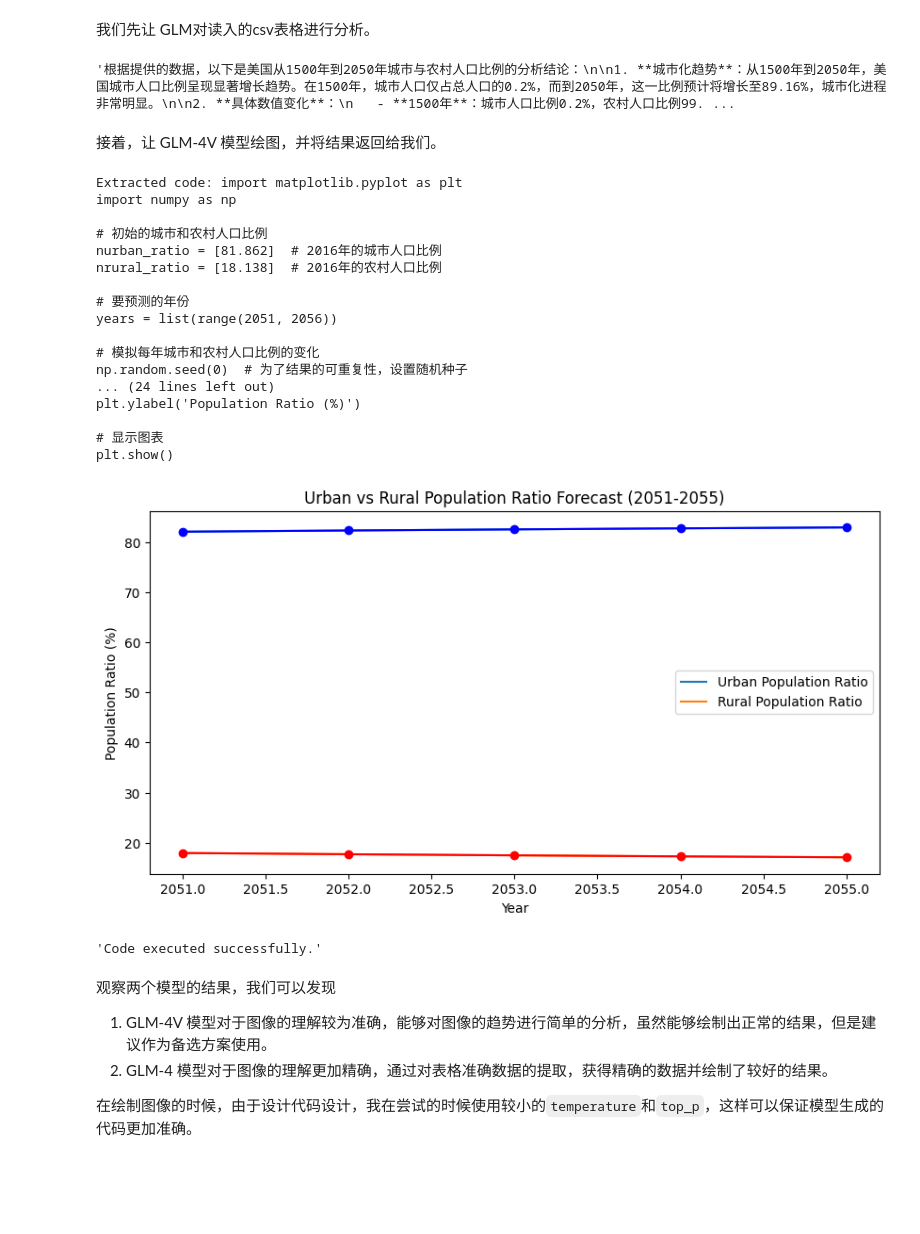
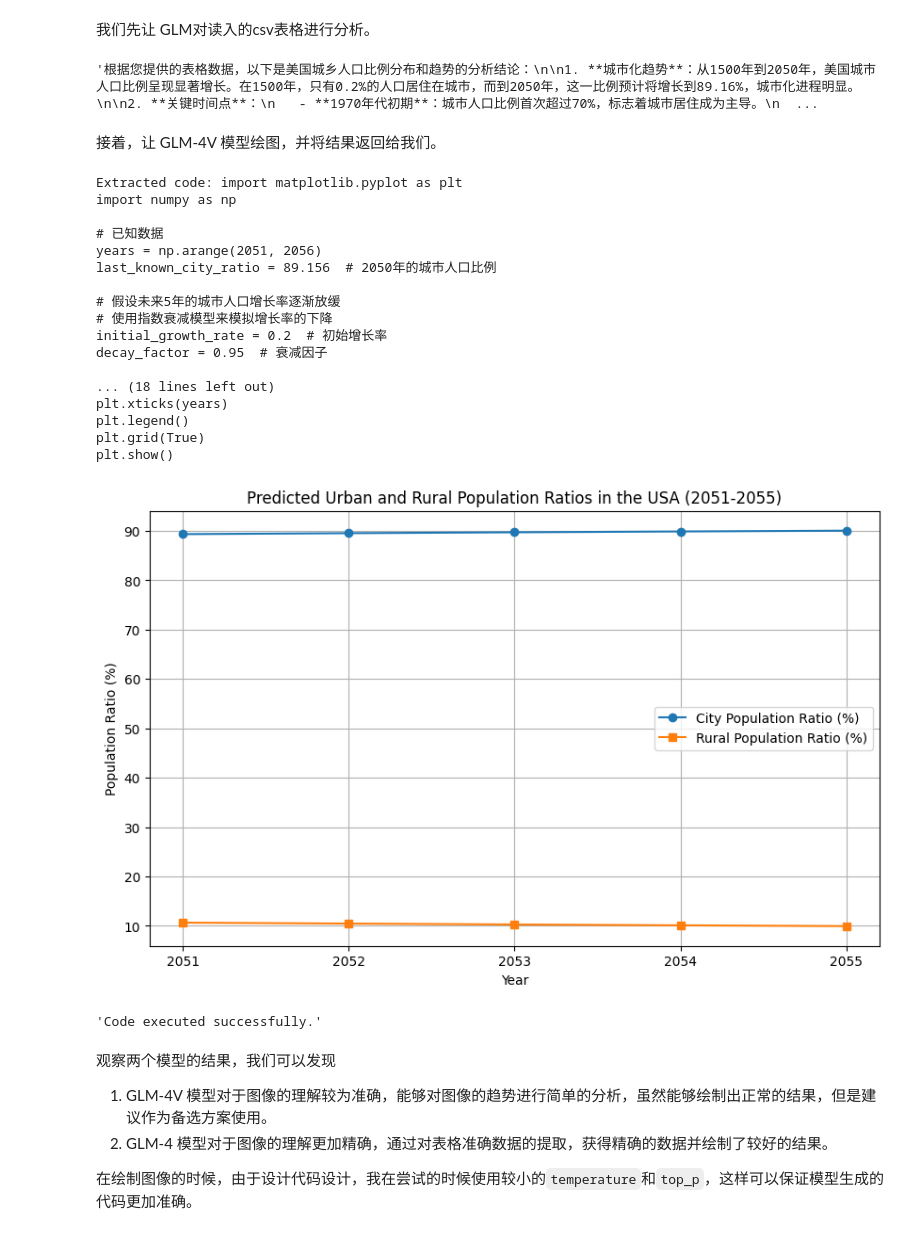
Before and after one commit to MetaGLM/glm-cookbook, a Jupyter notebook: vision/glm-v_chart_analysis.ipynb, the cells around one changed output. Drawn from its saved outputs; the diff is of its cells as text; code cells hidden in the pictures; blank space fills up the shorter version.

```diff
--- a/vision/glm-v_chart_analysis.ipynb
+++ b/vision/glm-v_chart_analysis.ipynb
@@ -185,7 +180,7 @@ request_data = [
 我们先让 GLM对读入的csv表格进行分析。
 # %%
 response = client.chat.completions.create(
-    model="glm-4",
+    model="glm-4-plus",
     messages=request_data,
     top_p=0.8,
     temperature=0.8,
@@ -193,43 +188,43 @@ response = client.chat.completions.create(
 )
 response.choices[0].message.content
 # %% [output]
-'根据提供的数据，以下是美国从1500年到2050年城市与农村人口比例的分析结论：\n\n1. **城市化趋势**：从1500年到2050年，美国城市人口比例呈现显著增长趋势。在1500年，城市人口仅占总人口的0.2%，而到2050年，这一比例预计将增长至89.16%，城市化进程非常明显。\n\n2. **具体数值变化**：\n   - **1500年**：城市人口比例0.2%，农村人口比例99. ...
+'根据您提供的表格数据，以下是美国城乡人口比例分布和趋势的分析结论：\n\n1. **城市化趋势**：从1500年到2050年，美国城市人口比例呈现显著增长。在1500年，只有0.2%的人口居住在城市，而到2050年，这一比例预计将增长到89.16%，城市化进程明显。\n\n2. **关键时间点**：\n   - **1970年代初期**：城市人口比例首次超过70%，标志着城市居住成为主导。\n  ...
 # %% [markdown]
 接着，让 GLM-4V 模型绘图，并将结果返回给我们。
 # %%
 Prompt = """
 请你根据当前的分析情况，对未来的人口进行预测，基于刚才你分析的数据，预测未来的数据并画图。
 你应该预测2051到2055年美国的乡村和城镇人口分布比例，将预测的数据使用使用Python语言绘制，你至少应该绘制10个数据点，并且，增长率是会发生变动的，最后，你要把这些数据点连接来，成为一个图表。
 你应该使用markdown进行输出，只输出Python的执行代码。
 """
 add_message("user", request_data, Prompt)
 response = client.chat.completions.create(
-    model="glm-4",
+    model="glm-4-plus",
     messages=request_data,
     top_p=0.1,
     temperature=0.1,
     max_tokens=2000,
 )
 execute_cleaned_code_from_string(response.choices[0].message.content)
 # %% [output]
 Extracted code: import matplotlib.pyplot as plt
 import numpy as np
 
-# 初始的城市和农村人口比例
-nurban_ratio = [81.862]  # 2016年的城市人口比例
-nrural_ratio = [18.138]  # 2016年的农村人口比例
+# 已知数据
+years = np.arange(2051, 2056)
+last_known_city_ratio = 89.156  # 2050年的城市人口比例
 
-# 要预测的年份
-years = list(range(2051, 2056))
+# 假设未来5年的城市人口增长率逐渐放缓
+# 使用指数衰减模型来模拟增长率的下降
+initial_growth_rate = 0.2  # 初始增长率
+decay_factor = 0.95  # 衰减因子
 
-# 模拟每年城市和农村人口比例的变化
-np.random.seed(0)  # 为了结果的可重复性，设置随机种子
-... (24 lines left out)
-plt.ylabel('Population Ratio (%)')
-
-# 显示图表
+... (18 lines left out)
+plt.xticks(years)
+plt.legend()
+plt.grid(True)
 plt.show()
-[figure, old version]
+[figure, new version]
 'Code executed successfully.'
 # %% [markdown]
 观察两个模型的结果，我们可以发现
```
Also changed, not shown: parts of 6 cells of this notebook, 1 other file.
